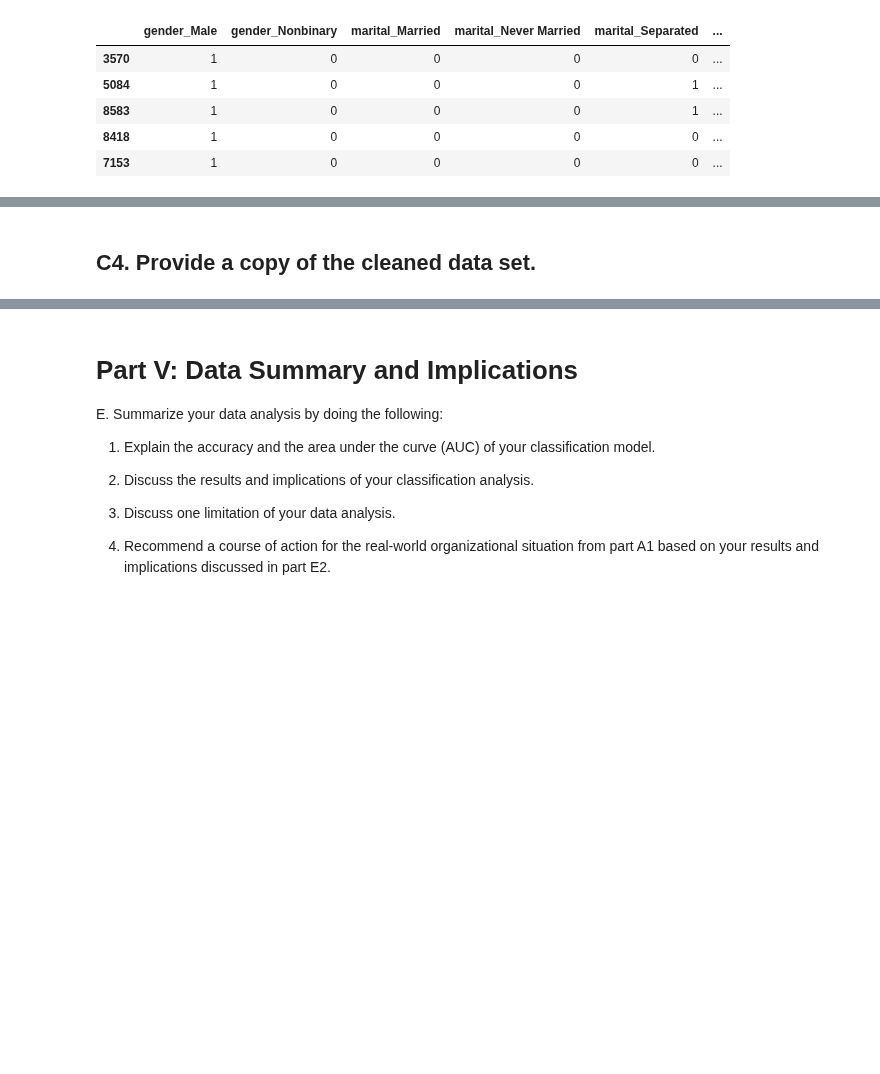
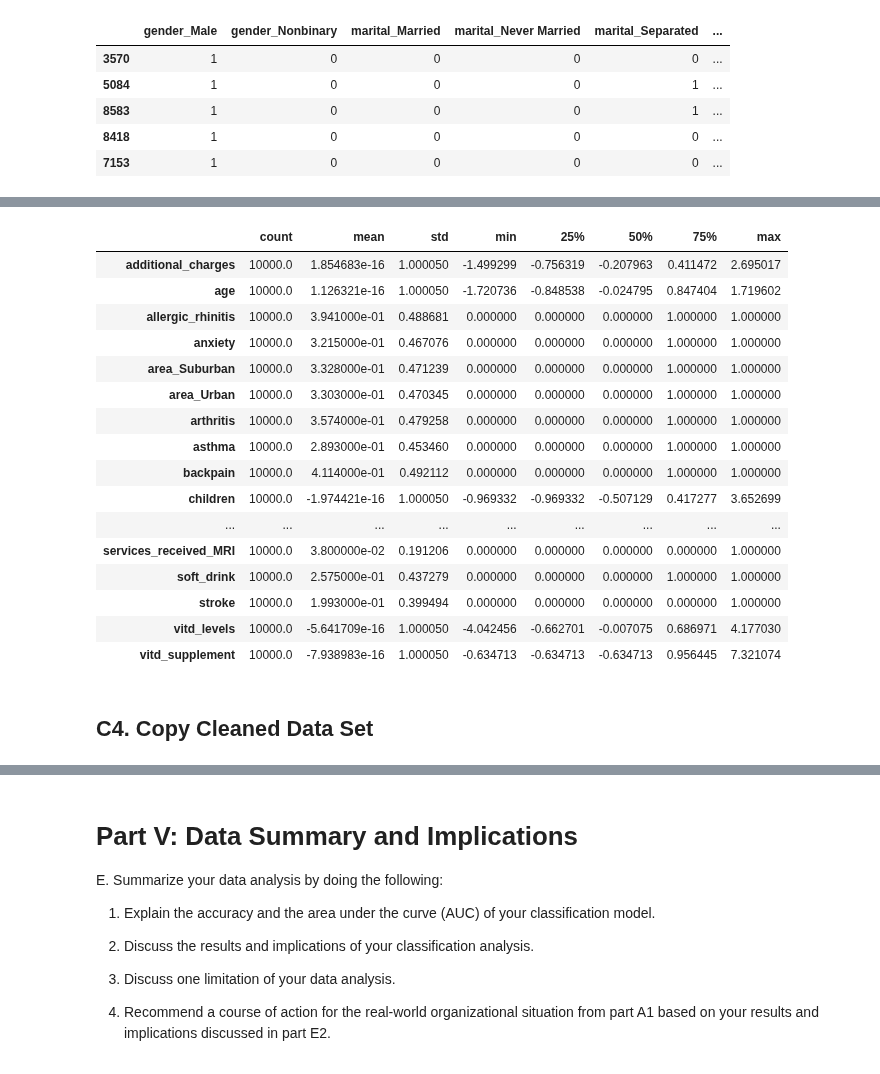
Before and after one commit to DesireeMcElroy/WGU_MSDA, a Jupyter notebook: D209-Data_Mining_I/NaiveBayes_Task1.ipynb, the cells around one changed output, grey strips where cells are left out. Saved outputs shown, nothing was run; the diff lists cells and outputs as text; code cells hidden in the pictures; blank space fills up the shorter version.

```diff
--- a/D209-Data_Mining_I/NaiveBayes_Task1.ipynb
+++ b/D209-Data_Mining_I/NaiveBayes_Task1.ipynb
@@ -284,0 +301,12 @@ There are several methods for standardizing data, each with different applicatio
+# %%
+print(f'Continuous variables to be scaled {cont_vars}')
+print('------------')
+
+# assign scaler
+scaler = StandardScaler()
+
+# run scale function on columns to scale
+df[cont_vars] = scaler.fit_transform(df[cont_vars])
+
+# quick visual
+df[cont_vars].describe().T
@@ -284,0 +325,6 @@ There are several methods for standardizing data, each with different applicatio
+# %%
+# replace True with 1's and False with 0's
+df[bool_vars] = df[bool_vars].replace(True, 1)
+df[bool_vars] = df[bool_vars].replace(False, 0)
+
+df[bool_vars].head()
@@ -284,0 +342,8 @@ There are several methods for standardizing data, each with different applicatio
+# %%
+# assign scaler
+scaler = StandardScaler()
+
+# run scale function on columns to scale
+df[num_vars] = scaler.fit_transform(df[num_vars])
+
+df[num_vars].head()
@@ -285,2 +368,22 @@ There are several methods for standardizing data, each with different applicatio
+# %%
+df[sorted(df.columns)].describe().T
+# %% [output]
+|  | count | mean | std | min | 25% | 50% | 75% | max |
+| additional_charges | 10000.0 | 1.854683e-16 | 1.000050 | -1.499299 | -0.756319 | -0.207963 | 0.411472 | 2.695017 |
+| age | 10000.0 | 1.126321e-16 | 1.000050 | -1.720736 | -0.848538 | -0.024795 | 0.847404 | 1.719602 |
+| allergic_rhinitis | 10000.0 | 3.941000e-01 | 0.488681 | 0.000000 | 0.000000 | 0.000000 | 1.000000 | 1.000000 |
+| anxiety | 10000.0 | 3.215000e-01 | 0.467076 | 0.000000 | 0.000000 | 0.000000 | 1.000000 | 1.000000 |
+| area_Suburban | 10000.0 | 3.328000e-01 | 0.471239 | 0.000000 | 0.000000 | 0.000000 | 1.000000 | 1.000000 |
+| area_Urban | 10000.0 | 3.303000e-01 | 0.470345 | 0.000000 | 0.000000 | 0.000000 | 1.000000 | 1.000000 |
+| arthritis | 10000.0 | 3.574000e-01 | 0.479258 | 0.000000 | 0.000000 | 0.000000 | 1.000000 | 1.000000 |
+| asthma | 10000.0 | 2.893000e-01 | 0.453460 | 0.000000 | 0.000000 | 0.000000 | 1.000000 | 1.000000 |
+| backpain | 10000.0 | 4.114000e-01 | 0.492112 | 0.000000 | 0.000000 | 0.000000 | 1.000000 | 1.000000 |
+| children | 10000.0 | -1.974421e-16 | 1.000050 | -0.969332 | -0.969332 | -0.507129 | 0.417277 | 3.652699 |
+| ... | ... | ... | ... | ... | ... | ... | ... | ... |
+| services_received_MRI | 10000.0 | 3.800000e-02 | 0.191206 | 0.000000 | 0.000000 | 0.000000 | 0.000000 | 1.000000 |
+| soft_drink | 10000.0 | 2.575000e-01 | 0.437279 | 0.000000 | 0.000000 | 0.000000 | 1.000000 | 1.000000 |
+| stroke | 10000.0 | 1.993000e-01 | 0.399494 | 0.000000 | 0.000000 | 0.000000 | 0.000000 | 1.000000 |
+| vitd_levels | 10000.0 | -5.641709e-16 | 1.000050 | -4.042456 | -0.662701 | -0.007075 | 0.686971 | 4.177030 |
+| vitd_supplement | 10000.0 | -7.938983e-16 | 1.000050 | -0.634713 | -0.634713 | -0.634713 | 0.956445 | 7.321074 |
 # %% [markdown]
-## C4.  Provide a copy of the cleaned data set.
+## C4.  Copy Cleaned Data Set
```
Also changed, not shown: parts of 18 cells of this notebook.
